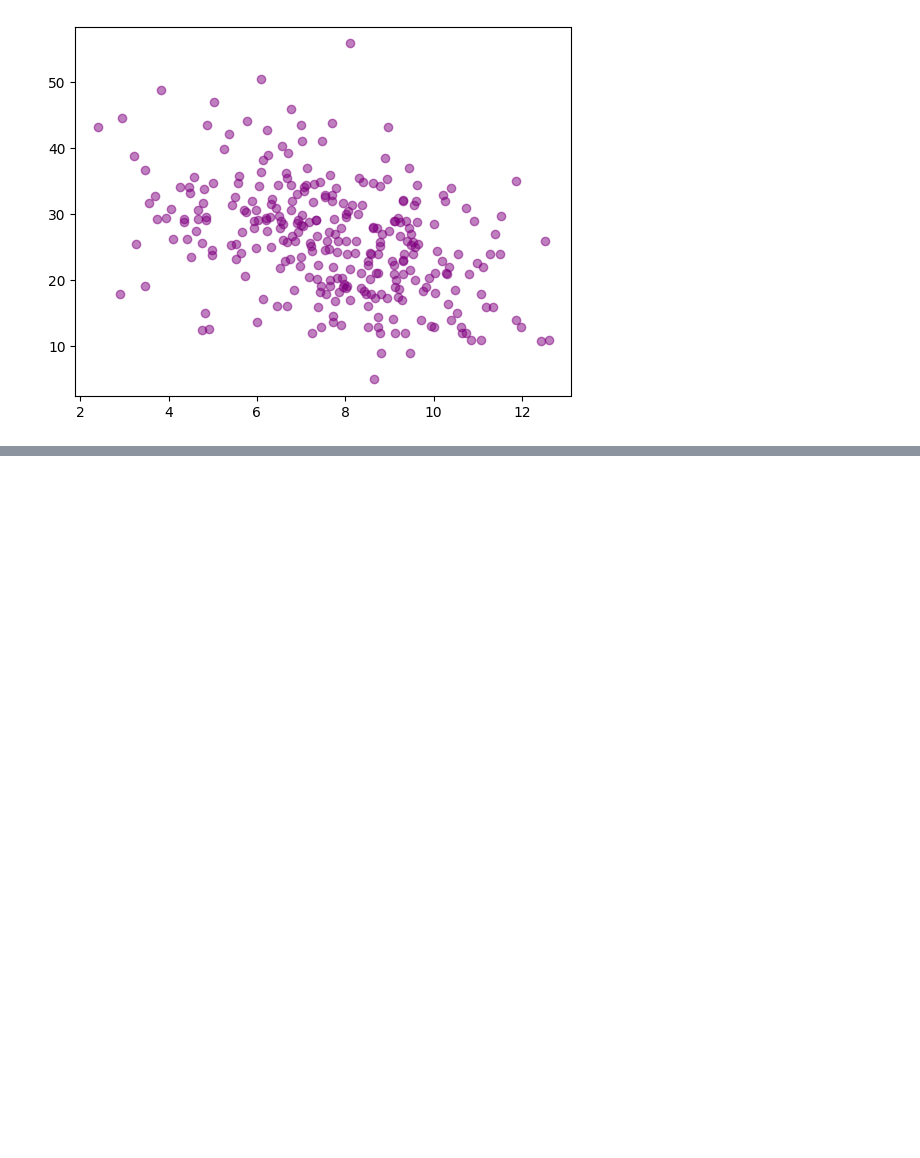
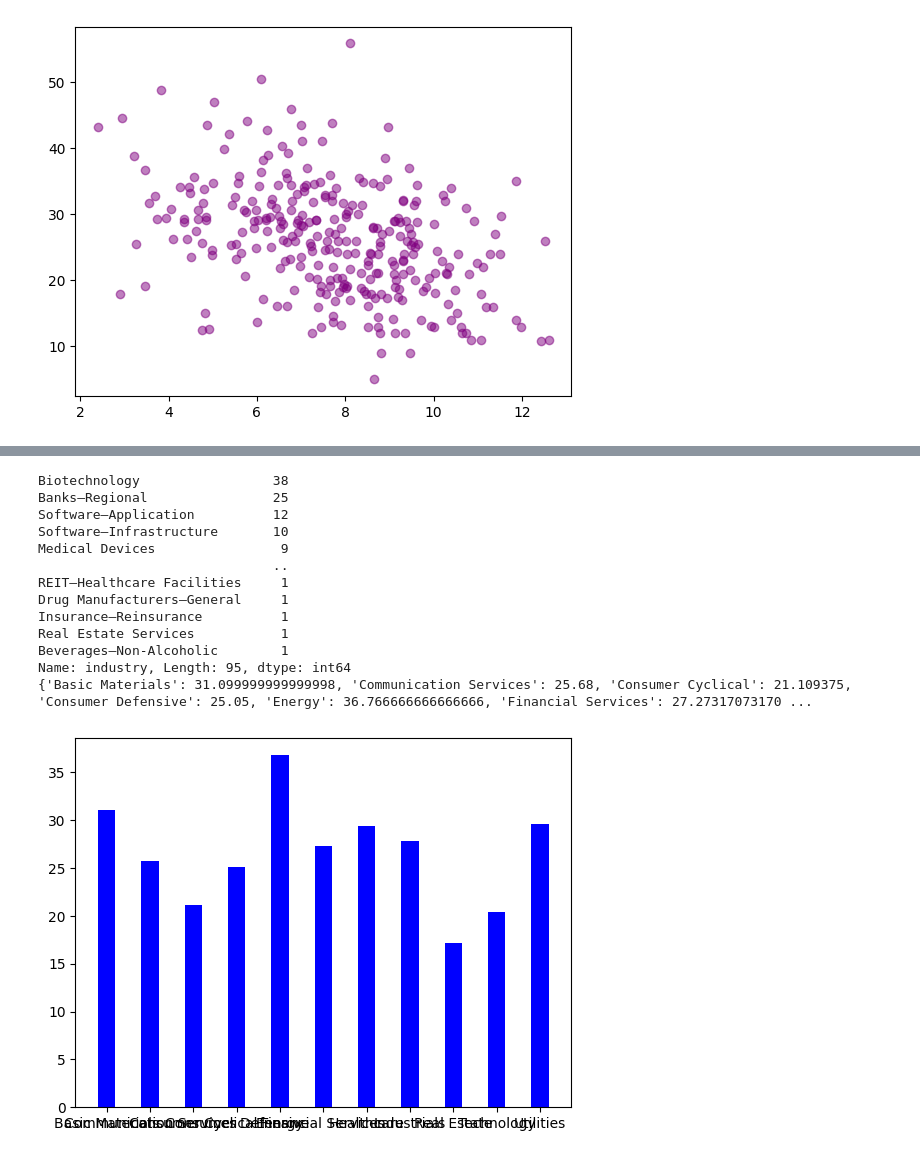
Before and after one commit to pheebini/s-ds491, a Jupyter notebook: SDS_Senior_Project.ipynb, the cells around one changed output, grey strips where cells are left out. Saved outputs shown, nothing was run; the diff lists cells and outputs as text; code cells hidden in the pictures; blank space fills up the shorter version.

```diff
--- a/SDS_Senior_Project.ipynb
+++ b/SDS_Senior_Project.ipynb
@@ -1018,0 +993,30 @@ linreg = LinearRegression().fit(X, y)
+# %%
+# same with industry
+# probably delete this? TO DO: come back and check
+print(sdata_yahoo['industry'].value_counts())
+# just industry and esg score
+industry_esg_df = sdata_yahoo.iloc[:,[1, 5]]  # double check this column
+by_industry = industry_esg_df.groupby(['sector']).mean() # means are diff but there are also diff numbers of things in the
+# categories
+# make a dictionary
+test_dict = industry_esg_df.groupby(['sector']).mean().apply(list).to_dict()
+industry_esg_dict = test_dict["total ESG score"]
+print(industry_esg_dict) # confirming what we previously said by looking at companies -- those in the energy sector have the highest
+plt.bar(industry_esg_dict.keys(), industry_esg_dict.values(), color ='blue',
+    width = 0.4)
+plt.show()
+# %% [output]
+Biotechnology                 38
+Banks—Regional                25
+Software—Application          12
+Software—Infrastructure       10
+Medical Devices                9
+                              ..
+REIT—Healthcare Facilities     1
+Drug Manufacturers—General     1
+Insurance—Reinsurance          1
+Real Estate Services           1
+Beverages—Non-Alcoholic        1
+Name: industry, Length: 95, dtype: int64
+{'Basic Materials': 31.099999999999998, 'Communication Services': 25.68, 'Consumer Cyclical': 21.109375, 'Consumer Defensive': 25.05, 'Energy': 36.766666666666666, 'Financial Services': 27.27317073170 ...
+[figure, added]
```
Also changed, not shown: parts of 85 cells of this notebook.
